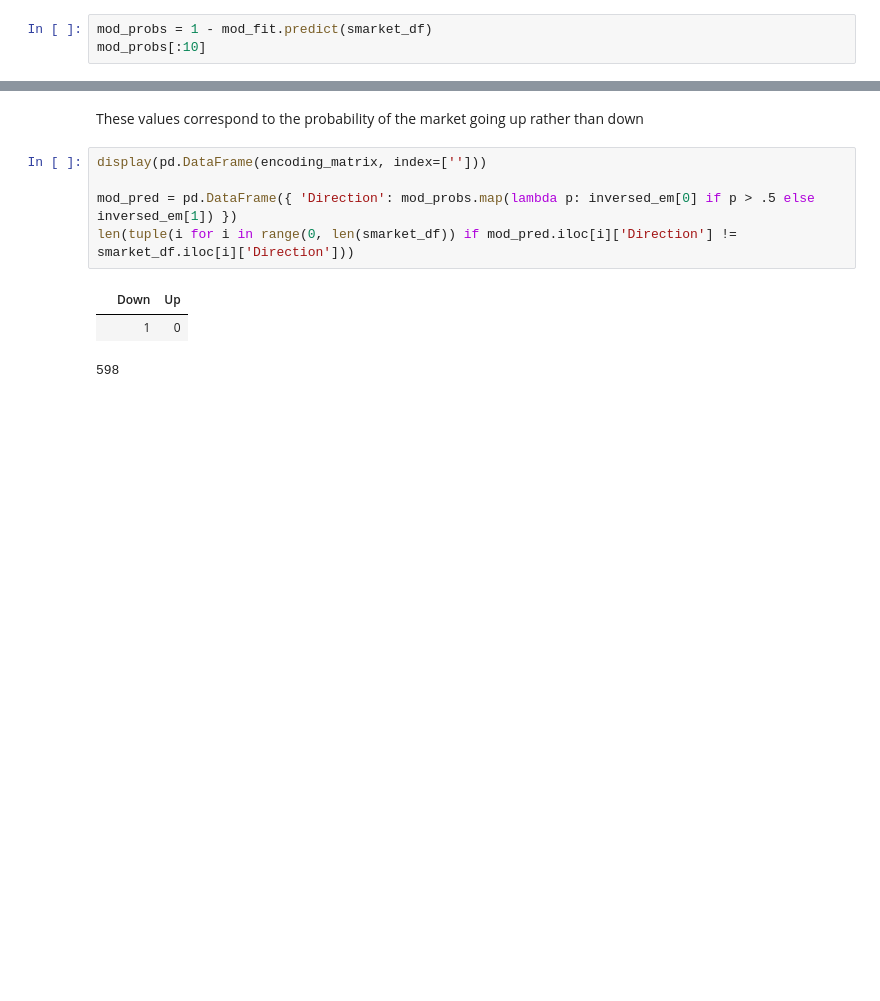
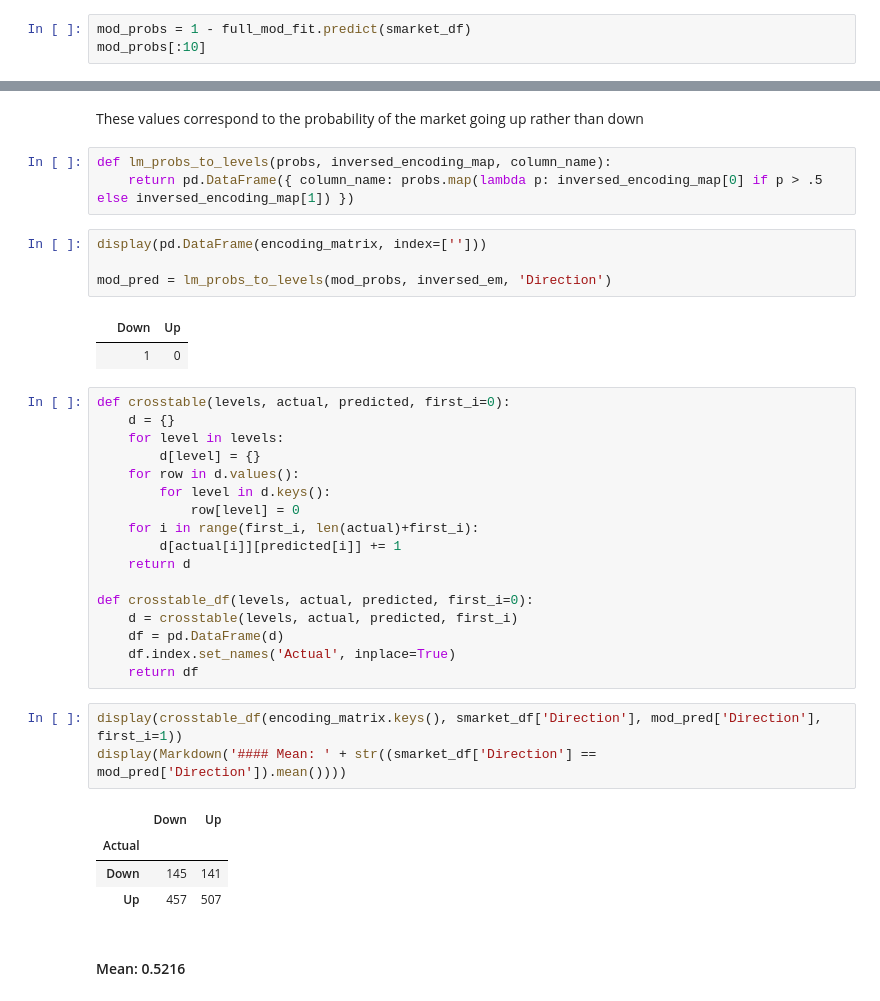
Before and after one commit to shevchenkobn/ml-practice, a Jupyter notebook: a4/a4.ipynb, the cells around one changed output, grey strips where cells are left out. Saved outputs shown, nothing was run; the diff lists cells and outputs as text; blank space fills up the shorter version.

```diff
--- a/a4/a4.ipynb
+++ b/a4/a4.ipynb
@@ -252,7 +253,7 @@ The standard errors are not large in comparison to coefficient estimates, which
 ## Predict the probability that the market will go up, given values of the predictors.
 > 1 - probability is used to conform to the assignment's numbers since the 0 and 1 are inverted in the model.
 # %%
-mod_probs = 1 - mod_fit.predict(smarket_df)
+mod_probs = 1 - full_mod_fit.predict(smarket_df)
 mod_probs[:10]
 # %% [output]
 1     0.507084
@@ -268,12 +269,39 @@ mod_probs[:10]
 dtype: float64
 # %% [markdown]
 These values correspond to the probability of the market going up rather than down
-# %%
-display(pd.DataFrame(encoding_matrix, index=['']))
-
-mod_pred = pd.DataFrame({ 'Direction': mod_probs.map(lambda p: inversed_em[0] if p > .5 else inversed_em[1]) })
-len(tuple(i for i in range(0, len(smarket_df)) if mod_pred.iloc[i]['Direction'] != smarket_df.iloc[i]['Direction']))
-# %% [output]
-|  | Down | Up |
-|  | 1 | 0 |
-598
+# %%
+def lm_probs_to_levels(probs, inversed_encoding_map, column_name):
+    return pd.DataFrame({ column_name: probs.map(lambda p: inversed_encoding_map[0] if p > .5 else inversed_encoding_map[1]) })
+# %%
+display(pd.DataFrame(encoding_matrix, index=['']))
+
+mod_pred = lm_probs_to_levels(mod_probs, inversed_em, 'Direction')
+# %% [output]
+|  | Down | Up |
+|  | 1 | 0 |
+# %%
+def crosstable(levels, actual, predicted, first_i=0):
+    d = {}
+    for level in levels:
+        d[level] = {}
+    for row in d.values():
+        for level in d.keys():
+            row[level] = 0
+    for i in range(first_i, len(actual)+first_i):
+        d[actual[i]][predicted[i]] += 1
+    return d
+
+def crosstable_df(levels, actual, predicted, first_i=0):
+    d = crosstable(levels, actual, predicted, first_i)
+    df = pd.DataFrame(d)
+    df.index.set_names('Actual', inplace=True)
+    return df
+# %%
+display(crosstable_df(encoding_matrix.keys(), smarket_df['Direction'], mod_pred['Direction'], first_i=1))
+display(Markdown('#### Mean: ' + str((smarket_df['Direction'] == mod_pred['Direction']).mean())))
+# %% [output]
+|  | Down | Up |
+| Actual |  |  |
+| Down | 145 | 141 |
+| Up | 457 | 507 |
+#### Mean: 0.5216
```
Also changed, not shown: parts of 17 cells of this notebook, 1 other file.
